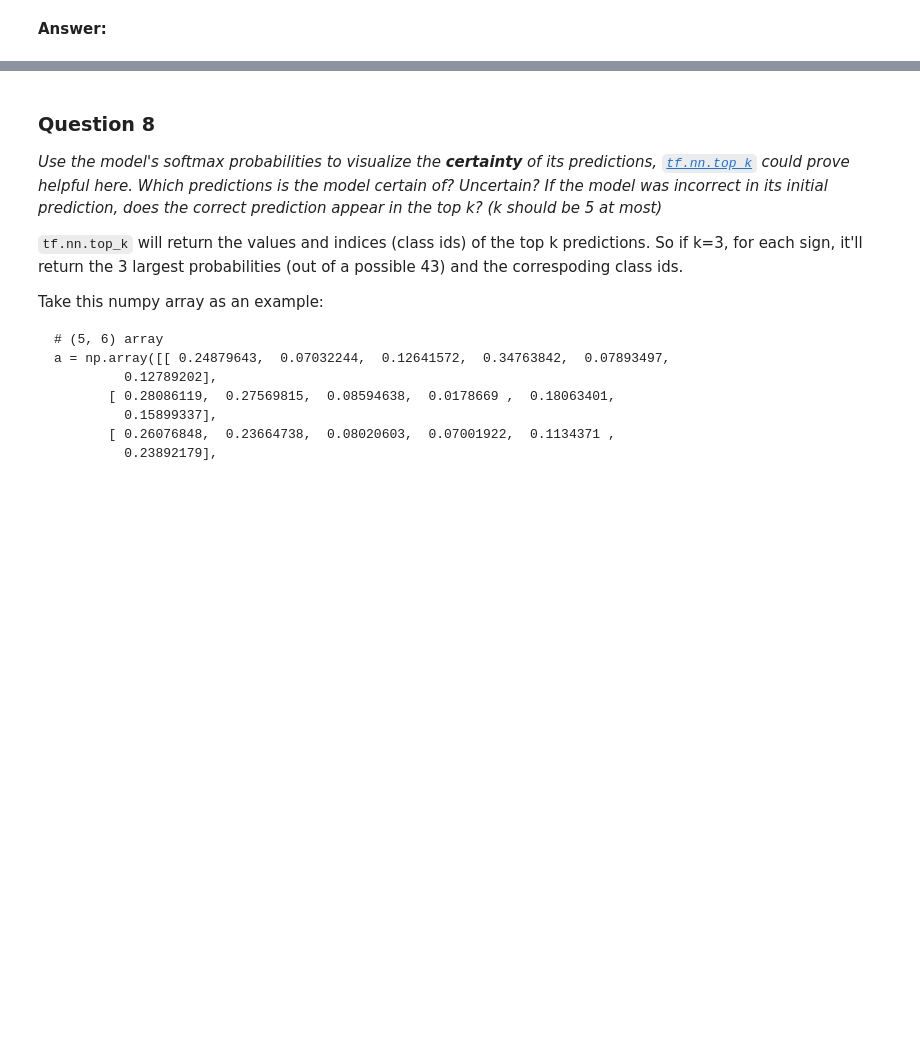
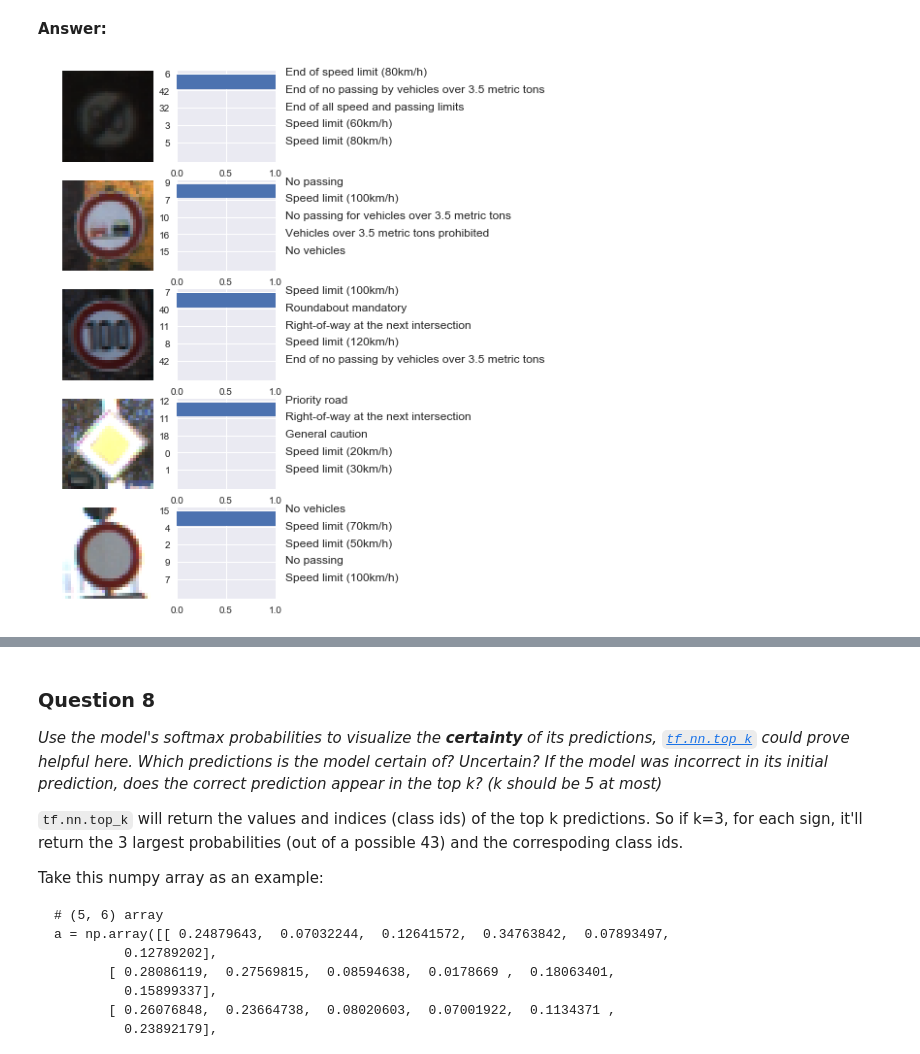
Before and after one commit to johannesdeselaers/CarND-Traffic-Sign-Classifier-Project, a Jupyter notebook: Traffic_Sign_Classifier.ipynb, the cells around one changed output, grey strips where cells are left out. Saved outputs shown, nothing was run; the diff lists cells and outputs as text; code cells hidden in the pictures; blank space fills up the shorter version.

```diff
--- a/Traffic_Sign_Classifier.ipynb
+++ b/Traffic_Sign_Classifier.ipynb
@@ -450,0 +350,3 @@ plot_learning_curves(learning_vector)
+# %%
+#Select model to run the rest of the notebook with
+save_path = './lenet-original'
@@ -504,3 +491,38 @@ _**NOTE:** You could check the accuracy manually by using `signnames.csv` (same
 # %%
 ### Visualize the softmax probabilities here.
 ### Feel free to use as many code cells as needed.
+# %%
+def plot_probabilities(images, top_indices, top_values, num_cols=2):
+    numImages = min(len(images),5)
+    selection = np.random.choice(images.shape[0], numImages, replace=False)
+
+    images_selection = images[selection]
+    top_indices_selection = top_indices[selection]
+    top_values_selection = top_values[selection]
+
+    for i in range(numImages):
+        n = int(images_selection.shape[0])
+        num_rows = n
+        row = i
+        ax1 = plt.subplot2grid((num_rows,num_cols),(row, 0))
+        ax2 = plt.subplot2grid((num_rows,num_cols),(row, 1))
+        img = images_selection[i,:,:,:]
+        ax1.axis('off')
+        ax1.imshow(img)
+        ind = np.arange(5)
+        ax2.barh(ind[::-1],top_values_selection[i,:])
+        ax2.set_autoscalex_on(False)
+        ax2.set_xlim([0,1.000])
+        ax2.set_yticks(ind + 0.5)
+        ax2.set_yticklabels(map(lambda x: str(x), reversed(top_indices_selection[i,:])))
+
+        for j in range(5):
+            index = top_indices_selection[i,4-j]
+            ax2.text(1.1, j + 0.4, signnames[index])
+# %%
+num_rows = 5
+plt.figure(figsize=(4,2 * num_rows))
+
+plot_probabilities(X_new, top_indices, top_values)
+# %% [output]
+[figure, added]
```
Also changed, not shown: parts of 21 cells of this notebook.
